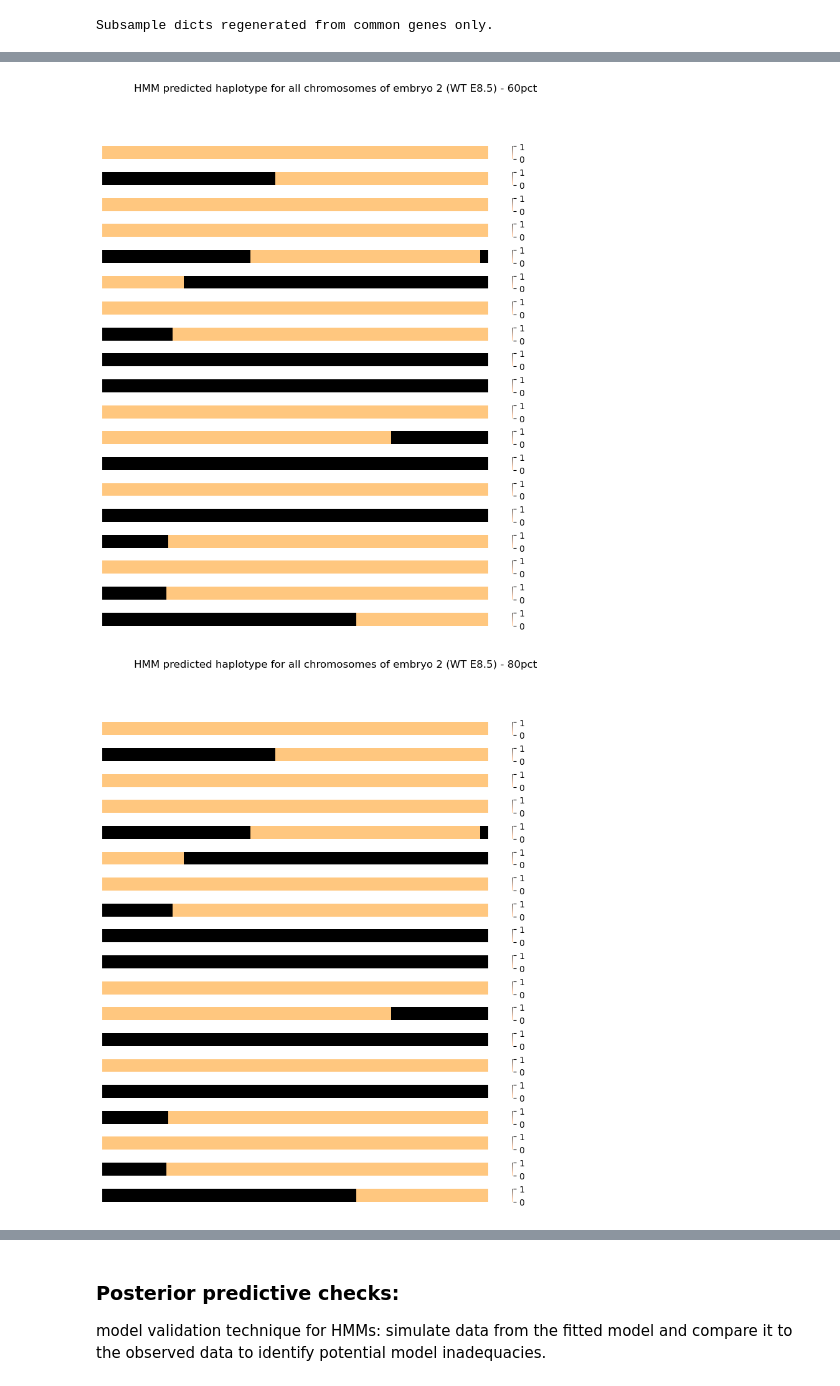
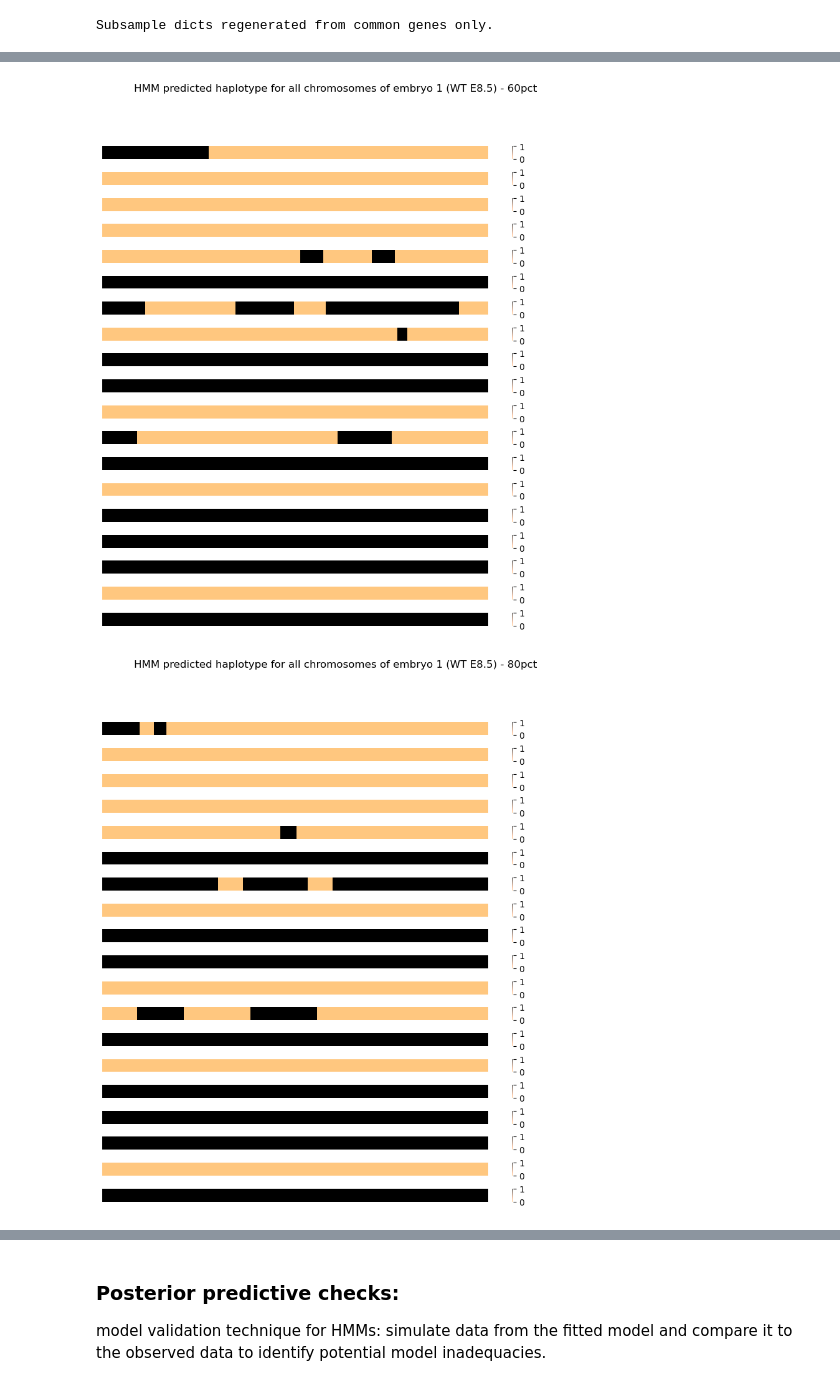
Before and after one commit to RosariaTornisiello/Genotype_HMM, a Jupyter notebook: vignette/model_evaluation.ipynb, the cells around one changed output, grey strips where cells are left out. Cells and saved outputs as stored; diff of their text form; code cells hidden in the pictures.

```diff
--- a/vignette/model_evaluation.ipynb
+++ b/vignette/model_evaluation.ipynb
@@ -104,14 +107,14 @@ print(model.startprob_,
 # %%
-fig = plt.figure(figsize=(20, 20))
+fig = plt.figure(figsize=(10, 10))
 gs = fig.add_gridspec(19, hspace=1)
 ax = gs.subplots()
-fig.suptitle('HMM predicted haplotype for all chromosomes of embryo 2 (WT E8.5)', fontsize=30)
+fig.suptitle('HMM predicted haplotype for all chromosomes of embryo 1 (WT E8.5)', fontsize=15)
 n = 0
 df_list = list()
 for chro in chromosomes:
-    wt_df = pd.DataFrame(wt['embryo2'][chro].mean(axis=0), columns=['Ratio']).reset_index().rename(columns={"index":"Gene"})
+    wt_df = pd.DataFrame(wt['embryo1'][chro].mean(axis=0), columns=['Ratio']).reset_index().rename(columns={"index":"Gene"})
 
-    #convert ratio numbers into integers
+    # convert ratio numbers into integers
     wt_df = ratio2int(wt_df)
 
     X = wt_df.obs_state_pro.to_numpy()
@@ -131,4 +134,5 @@ for chro in chromosomes:
     df_list.append(df_comb)
 
     n += 1
+plt.savefig(f"../images/decoded_example_fullmodel.pdf")
 # %% [output]
@@ -218,13 +222,14 @@ print(final_df[['Chr', 'Start', 'End', 'Emitted_state']])
 # %%
-fig = plt.figure(figsize=(20, 20))
+fig = plt.figure(figsize=(10, 10))
 gs = fig.add_gridspec(19, hspace=1)
 ax = gs.subplots()
-fig.suptitle('G1/G1+G2 values computed as average over cells for each gene', fontsize=30)
+fig.suptitle('G1/G1+G2 values computed as average over cells for each gene of embryo 1 (WT E8.5)', fontsize=15)
 n = 0
 for chro in chromosomes:
-    df = pd.DataFrame(wt['embryo2'][chro].mean(axis=0), columns=['Ratio'])
+    df = pd.DataFrame(wt['embryo1'][chro].mean(axis=0), columns=['Ratio'])
     df = df.T
     sns.heatmap(df, ax=ax[n], xticklabels=False, yticklabels=False, cmap="copper_r", vmin=0, vmax=1, linewidths=0, rasterized=True)
-    ax[n].set_title(f"Chromosome {chro[3:]}", fontsize = 25)
+
     n += 1
+plt.savefig(f"../images/average_ratios_example.pdf")
 # %% [output]
@@ -433,5 +436,11 @@ emissionprob_:
 # %%
-# Show how the decoded state sequence looks for each model on the same embryo (replicate)
+# Show how the decoded state sequence looks for each model on the same embryo (replicate) on a reduced number of genes
+# And save the results in a dataframe for later use to calculate the Jaccard index of the decoded states between models
+decoded_dfs = {}
+
+# Add full model results for comparison
+decoded_dfs['full'] = df_comb
+
 for frac in fractions:
     frac_name = f'{int(frac*100)}pct'
     model = models[frac_name]
@@ -439,13 +448,18 @@ for frac in fractions:
     fig = plt.figure(figsize=(10, 10))
     gs = fig.add_gridspec(19, hspace=1)
     ax = gs.subplots()
-    fig.suptitle(f'HMM predicted haplotype for all chromosomes of embryo 2 (WT E8.5) - {frac_name}', fontsize=12)
+    fig.suptitle(f'HMM predicted haplotype for all chromosomes of embryo 1 (WT E8.5) - {frac_name}', fontsize=12)
+
     n = 0
     df_list = list()
     for chro in chromosomes:
-        wt_df = pd.DataFrame(wt['embryo2'][chro].mean(axis=0), columns=['Ratio']).reset_index().rename(columns={"index":"Gene"})
+        genes = wt['embryo1'][chro].columns.tolist()
+        num_subsample = int(len(genes) * frac)
+        subsampled_genes = np.random.choice(genes, size=num_subsample, replace=False).tolist()
 
-        #convert ratio numbers into integers
+        wt_df = pd.DataFrame(wt['embryo1'][chro][subsampled_genes].mean(axis=0), columns=['Ratio']).reset_index().rename(columns={"index":"Gene"})
+
+        # convert ratio numbers into integers
         wt_df = ratio2int(wt_df)
 
         X = wt_df.obs_state_pro.to_numpy()
@@ -453,8 +467,6 @@ for frac in fractions:
         X = X.astype(int)
 
         proba, state_sequence = model.decode(X)
-        # print(state_sequence[1:10])
-        # print(proba)
 
         df = pd.DataFrame(state_sequence)
         sns.heatmap(df.T, ax=ax[n], xticklabels=False, yticklabels=False, cmap="copper_r", vmin=0, vmax=1, linewidths=0, rasterized=True)
@@ -465,5 +477,8 @@ for frac in fractions:
         df_list.append(df_comb)
 
         n += 1
+    df_comb = pd.concat(df_list, axis=0, ignore_index=True)
+    decoded_dfs[frac_name] = df_comb
+
     plt.savefig(f"../images/decoded_example_{frac_name}.pdf")
 # %% [output]
@@ -471,2 +486,2 @@ for frac in fractions:
-[figure, old version]
+[figure, new version]
-[figure, old version]
+[figure, new version]
```
Also changed, not shown: parts of 18 cells of this notebook.
